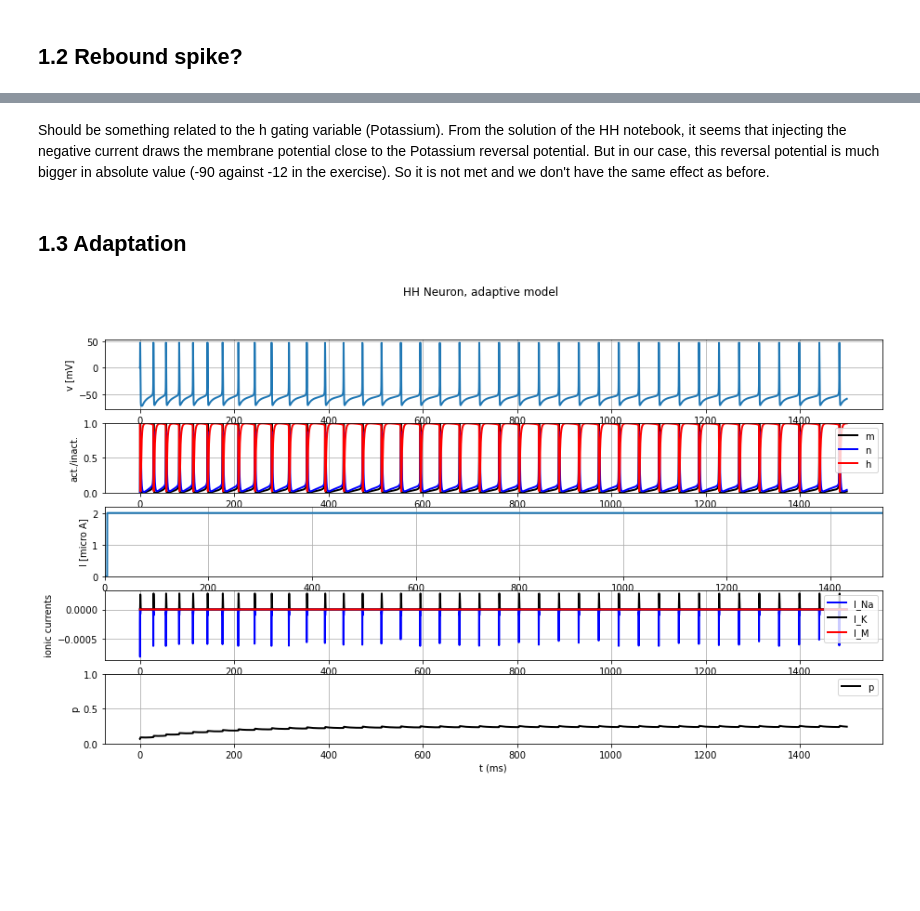
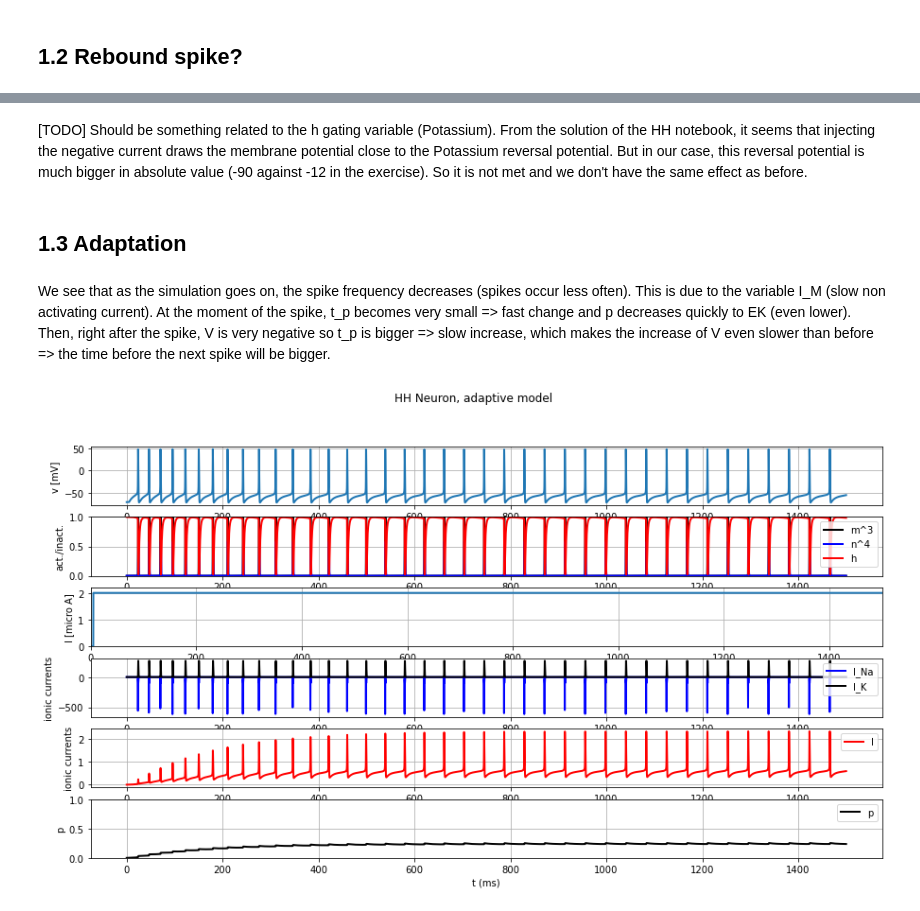
Before and after one commit to Thomas-debug-creator/SingleNeuron-HH2AdEx, a Jupyter notebook: first_notebook.ipynb, the cells around one changed output, grey strips where cells are left out. Cells and saved outputs as stored; diff of their text form; code cells hidden in the pictures; blank space fills up the shorter version.

```diff
--- a/first_notebook.ipynb
+++ b/first_notebook.ipynb
@@ -135,12 +140,12 @@ def simulate_HH_neuron_regular(input_current, simulation_time):
 
     return st_mon
 # %%
-I_min = 0
-sim_time = 40
-current = input_factory.get_step_current(0, 5, b2.ms, I_min *b2.uA)
+I_min = 2
+sim_time = 100
+current = input_factory.get_step_current(10, 100, b2.ms, I_min *b2.uA)
 state_monitor = simulate_HH_neuron_regular(current, sim_time * b2.ms)
-HH.plot_data(state_monitor, title="HH Neuron, regular spiking")
+plot_data(state_monitor, title="HH Neuron, regular spiking")
 
 print(f'After a simulation of {sim_time} ms, the gating variables reached the values: ')
-print(f'm : {state_monitor.m[0,-1]}, n : {state_monitor.n[0,-1]}, h : {state_monitor.h[0,-1]}')
+print(f'm : {state_monitor.m[0,-1]}, n : {state_monitor.n[0,-1]}, h : {state_monitor.h[0,-1]}, vm : {state_monitor.vm[0,-1]}')
 # %% [output]
@@ -160,7 +164,7 @@ def simulate_HH_neuron_adaptive(input_current, simulation_time):
 
     Returns:
         StateMonitor: Brian2 StateMonitor with recorded fields
-        ["vm", "I_e", "m", "n", "h", "I_Na", "I_K", "I_M", "p"]
+        ["vm", "I_e", "m", "n", "h", "I_Na", "I_K", "I_M", "I_L, "p"]
     """
 
     # neuron parameters with their specific values
@@ -187,7 +191,7 @@ def simulate_HH_neuron_adaptive(input_current, simulation_time):
     betah = 4./(1+exp(-0.2*(20 + vm/mV)))/ms : Hz
     betam = 0.28*(20 + vm/mV)/(-1+exp(0.2*(20 + vm/mV)))/ms : Hz
     betan = .5*exp(-(50 + vm/mV)/40)/ms : Hz
-    p_inf = 1/(1 + exp(-.1*(40 + vm/mV))) : 1
+    p_inf = 1./(1. + exp(-.1*(40 + vm/mV))) : 1
     t_p = 2000/(3.3*exp((20 + vm/mV)/20) + exp(-(20 + vm/mV)/20))*ms : second
     dh/dt = alphah*(1-h)-betah*h : 1
     dm/dt = alpham*(1-m)-betam*m : 1
@@ -199,14 +203,14 @@ def simulate_HH_neuron_adaptive(input_current, simulation_time):
     neuron = b2.NeuronGroup(1, eqs, method="exponential_euler")
 
     # parameter initialization
-    neuron.vm = 0
+    neuron.vm = -70 * b2.mV
     neuron.m = 0
     neuron.h = 1
     neuron.n = 0
-    neuron.p = 0.066
+    neuron.p = 0
 
     # tracking parameters
-    st_mon = b2.StateMonitor(neuron, ["vm", "I_e", "m", "n", "h", "I_Na", "I_K", "I_M", "p"], record=True)
+    st_mon = b2.StateMonitor(neuron, ["vm", "I_e", "m", "n", "h", "I_Na", "I_K", "I_M", "I_L", "p"], record=True)
 
     # running the simulation
     hh_net = b2.Network(neuron)
@@ -241,12 +311,14 @@ HH.plot_data(state_monitor, title="HH Neuron, regular spiking")
 # %% [markdown]
-Should be something related to the h gating variable (Potassium). From the solution of the HH notebook, it seems that injecting the negative current draws the membrane potential close to the Potassium reversal potential. But in our case, this reversal potential is much bigger in absolute value (-90 against -12 in the exercise). So it is not met and we don't have the same effect as before.
+[TODO] Should be something related to the h gating variable (Potassium). From the solution of the HH notebook, it seems that injecting the negative current draws the membrane potential close to the Potassium reversal potential. But in our case, this reversal potential is much bigger in absolute value (-90 against -12 in the exercise). So it is not met and we don't have the same effect as before.
 # %% [markdown]
 ## 1.3 Adaptation
+# %% [markdown]
+We see that as the simulation goes on, the spike frequency decreases (spikes occur less often). This is due to the variable I_M (slow non activating current). At the moment of the spike, t_p becomes very small => fast change and p decreases quickly to EK (even lower). Then, right after the spike, V is very negative so t_p is bigger => slow increase, which makes the increase of V even slower than before => the time before the next spike will be bigger.
 # %%
 I_min = 2
 sim_time = 1500
 current = input_factory.get_step_current(5, 1500, b2.ms, I_min *b2.uA)
-state_monitor = simulate_HH_neuron_adaptive(current, sim_time * b2.ms)
-plot_data(state_monitor, title="HH Neuron, adaptive model", model_type='adaptive')
+state_monitor_adaptive = simulate_HH_neuron_adaptive(current, sim_time * b2.ms)
+plot_data(state_monitor_adaptive, title="HH Neuron, adaptive model", model_type='adaptive')
 # %% [output]
-[figure, old version]
+[figure, new version]
```
Also changed, not shown: parts of 9 cells of this notebook.
